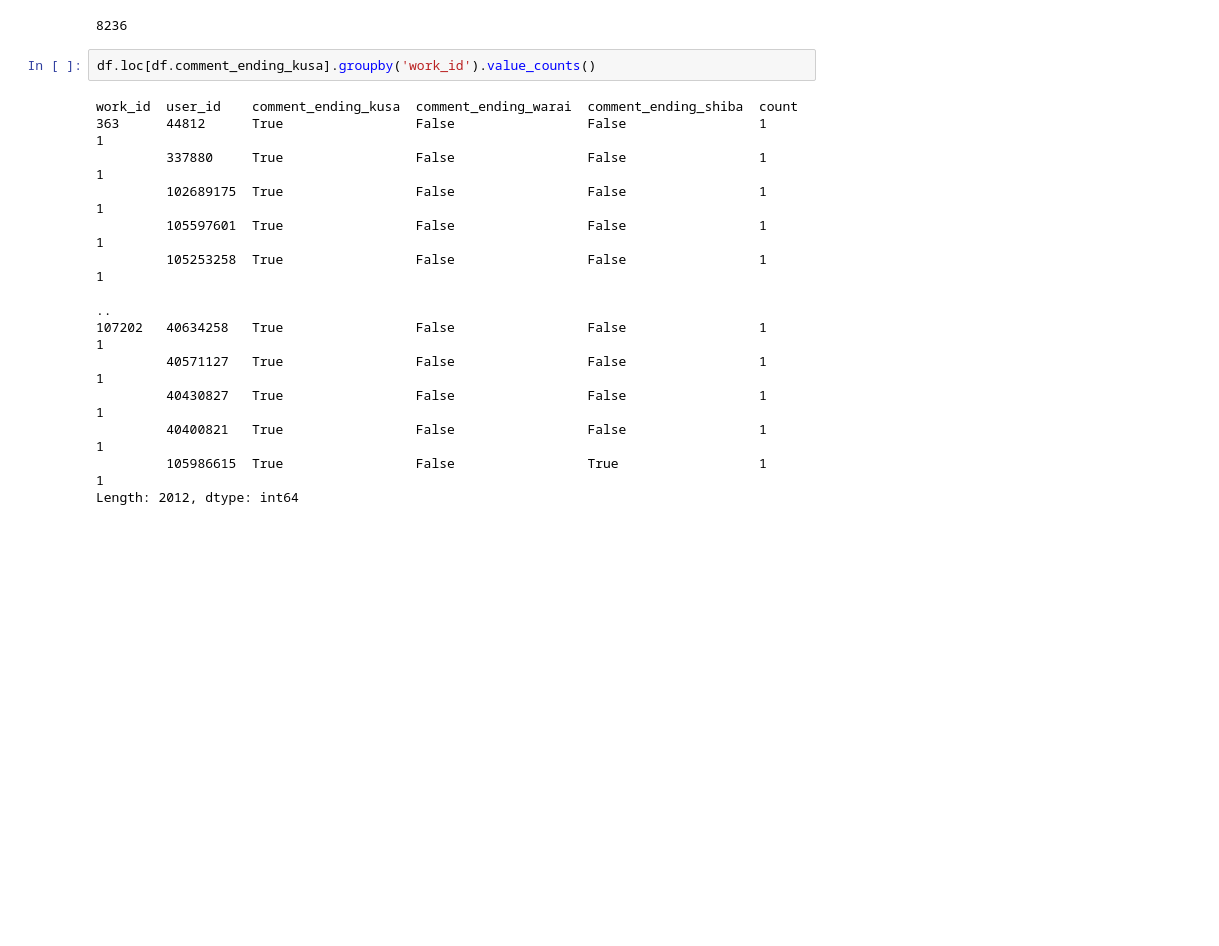
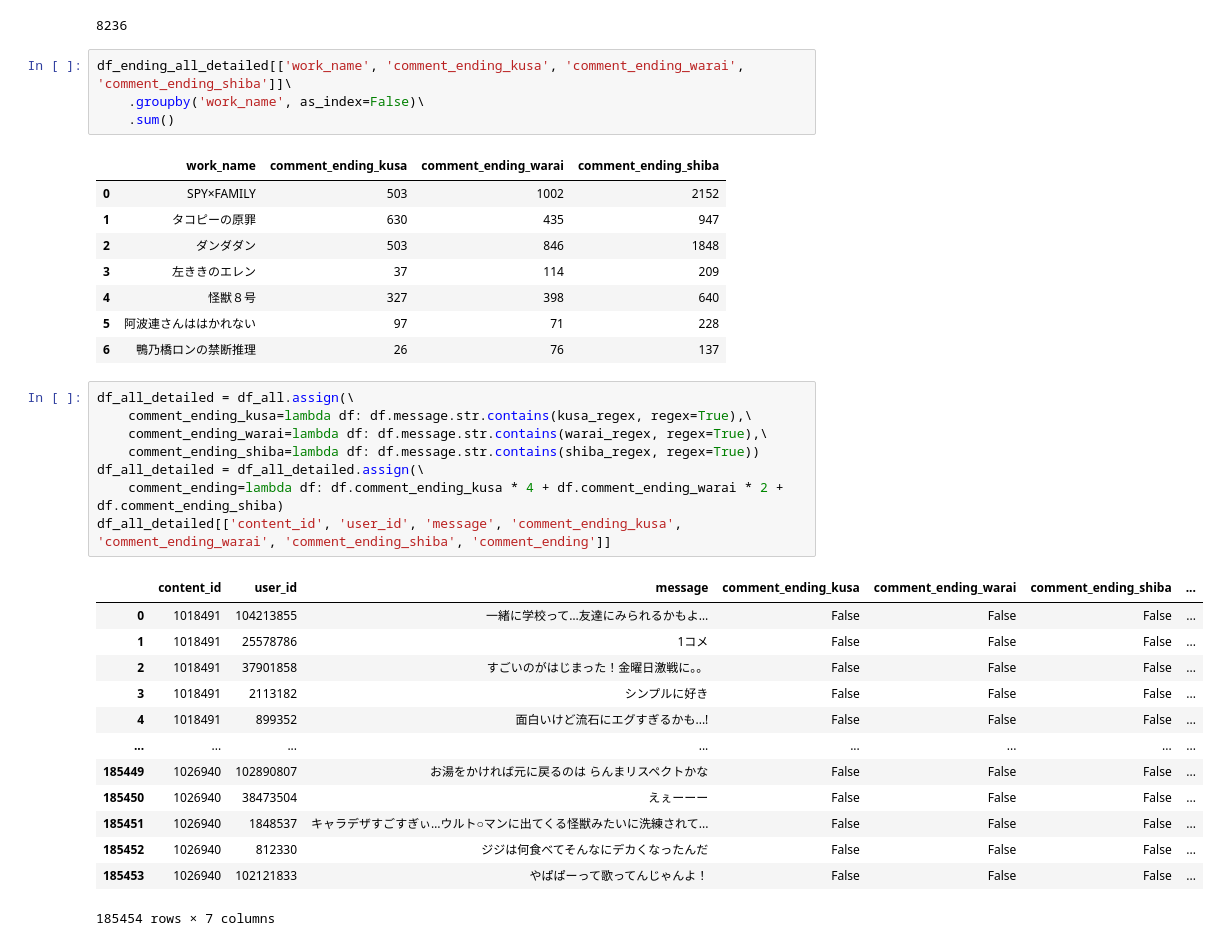
Before and after one commit to aSatoshiShimomura/ncg2022-training-DA, a Jupyter notebook: work/kusa_count_per_user.ipynb, the cells around one changed output. Drawn from its saved outputs; the diff is of its cells as text; blank space fills up the shorter version.

```diff
--- a/work/kusa_count_per_user.ipynb
+++ b/work/kusa_count_per_user.ipynb
@@ -385,18 +385,37 @@ df.user_id.nunique()
 # %% [output]
 8236
 # %%
-df.loc[df.comment_ending_kusa].groupby('work_id').value_counts()
+df_ending_all_detailed[['work_name', 'comment_ending_kusa', 'comment_ending_warai', 'comment_ending_shiba']]\
+    .groupby('work_name', as_index=False)\
+    .sum()
 # %% [output]
-work_id  user_id    comment_ending_kusa  comment_ending_warai  comment_ending_shiba  count
-363      44812      True                 False                 False                 1        1
-         337880     True                 False                 False                 1        1
-         102689175  True                 False                 False                 1        1
-         105597601  True                 False                 False                 1        1
-         105253258  True                 False                 False                 1        1
-                                                                                             ..
-107202   40634258   True                 False                 False                 1        1
-         40571127   True                 False                 False                 1        1
-         40430827   True                 False                 False                 1        1
-         40400821   True                 False                 False                 1        1
-         105986615  True                 False                 True                  1        1
-Length: 2012, dtype: int64
+|  | work_name | comment_ending_kusa | comment_ending_warai | comment_ending_shiba |
+| 0 | SPY×FAMILY | 503 | 1002 | 2152 |
+| 1 | タコピーの原罪 | 630 | 435 | 947 |
+| 2 | ダンダダン | 503 | 846 | 1848 |
+| 3 | 左ききのエレン | 37 | 114 | 209 |
+| 4 | 怪獣８号 | 327 | 398 | 640 |
+| 5 | 阿波連さんははかれない | 97 | 71 | 228 |
+| 6 | 鴨乃橋ロンの禁断推理 | 26 | 76 | 137 |
+# %%
+df_all_detailed = df_all.assign(\
+    comment_ending_kusa=lambda df: df.message.str.contains(kusa_regex, regex=True),\
+    comment_ending_warai=lambda df: df.message.str.contains(warai_regex, regex=True),\
+    comment_ending_shiba=lambda df: df.message.str.contains(shiba_regex, regex=True))
+df_all_detailed = df_all_detailed.assign(\
+    comment_ending=lambda df: df.comment_ending_kusa * 4 + df.comment_ending_warai * 2 + df.comment_ending_shiba)
+df_all_detailed[['content_id', 'user_id', 'message', 'comment_ending_kusa', 'comment_ending_warai', 'comment_ending_shiba', 'comment_ending']]
+# %% [output]
+|  | content_id | user_id | message | comment_ending_kusa | comment_ending_warai | comment_ending_shiba | ... |
+| 0 | 1018491 | 104213855 | 一緒に学校って…友達にみられるかもよ… | False | False | False | ... |
+| 1 | 1018491 | 25578786 | 1コメ | False | False | False | ... |
+| 2 | 1018491 | 37901858 | すごいのがはじまった！金曜日激戦に。。 | False | False | False | ... |
+| 3 | 1018491 | 2113182 | シンプルに好き | False | False | False | ... |
+| 4 | 1018491 | 899352 | 面白いけど流石にエグすぎるかも...! | False | False | False | ... |
+| ... | ... | ... | ... | ... | ... | ... | ... |
+| 185449 | 1026940 | 102890807 | お湯をかければ元に戻るのは らんまリスペクトかな | False | False | False | ... |
+| 185450 | 1026940 | 38473504 | えぇーーー | False | False | False | ... |
+| 185451 | 1026940 | 1848537 | キャラデザすごすぎぃ…ウルト○マンに出てくる怪獣みたいに洗練されて... | False | False | False | ... |
+| 185452 | 1026940 | 812330 | ジジは何食べてそんなにデカくなったんだ | False | False | False | ... |
+| 185453 | 1026940 | 102121833 | やぱぱーって歌ってんじゃんよ！ | False | False | False | ... |
+185454 rows × 7 columns
```
Also changed, not shown: parts of 6 cells of this notebook.
